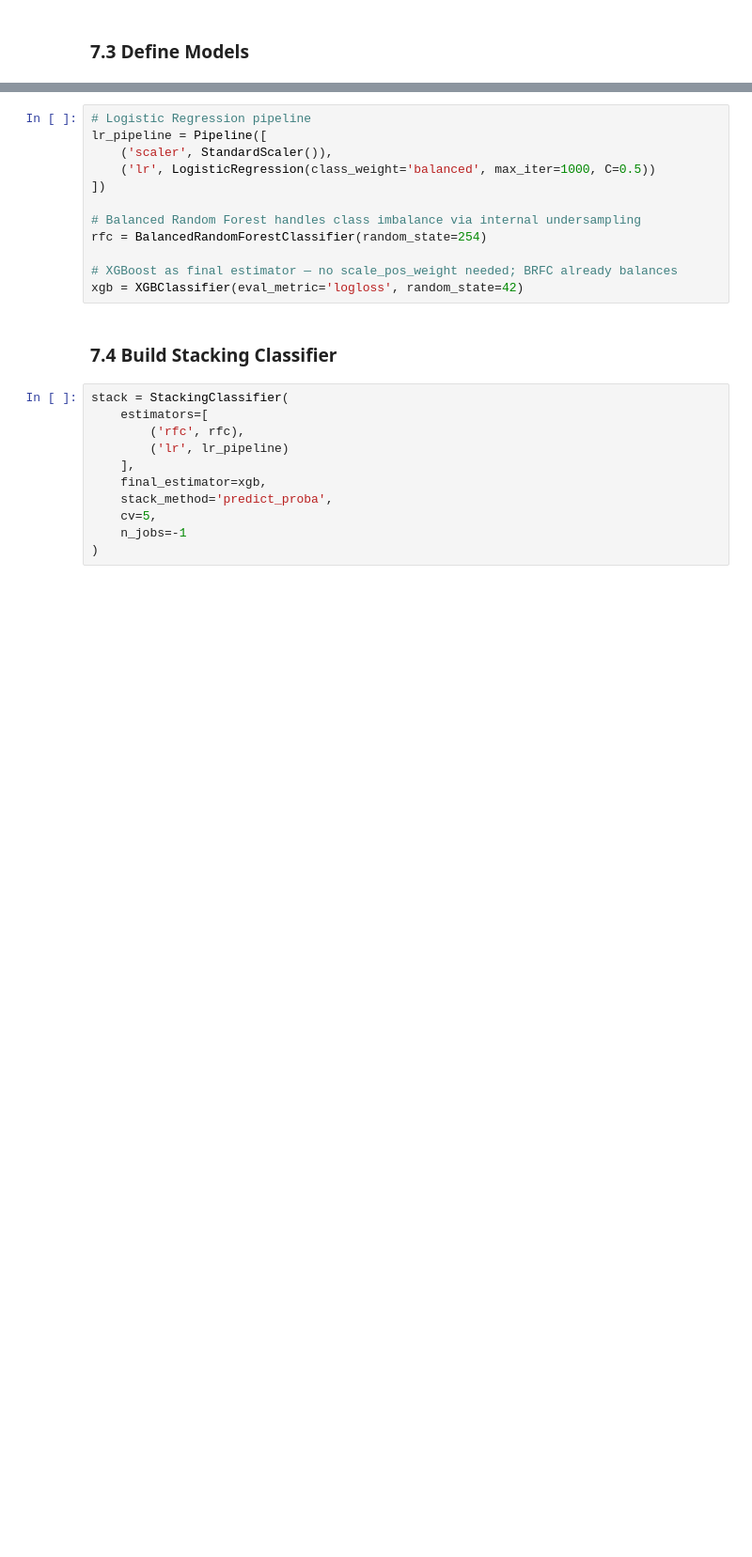
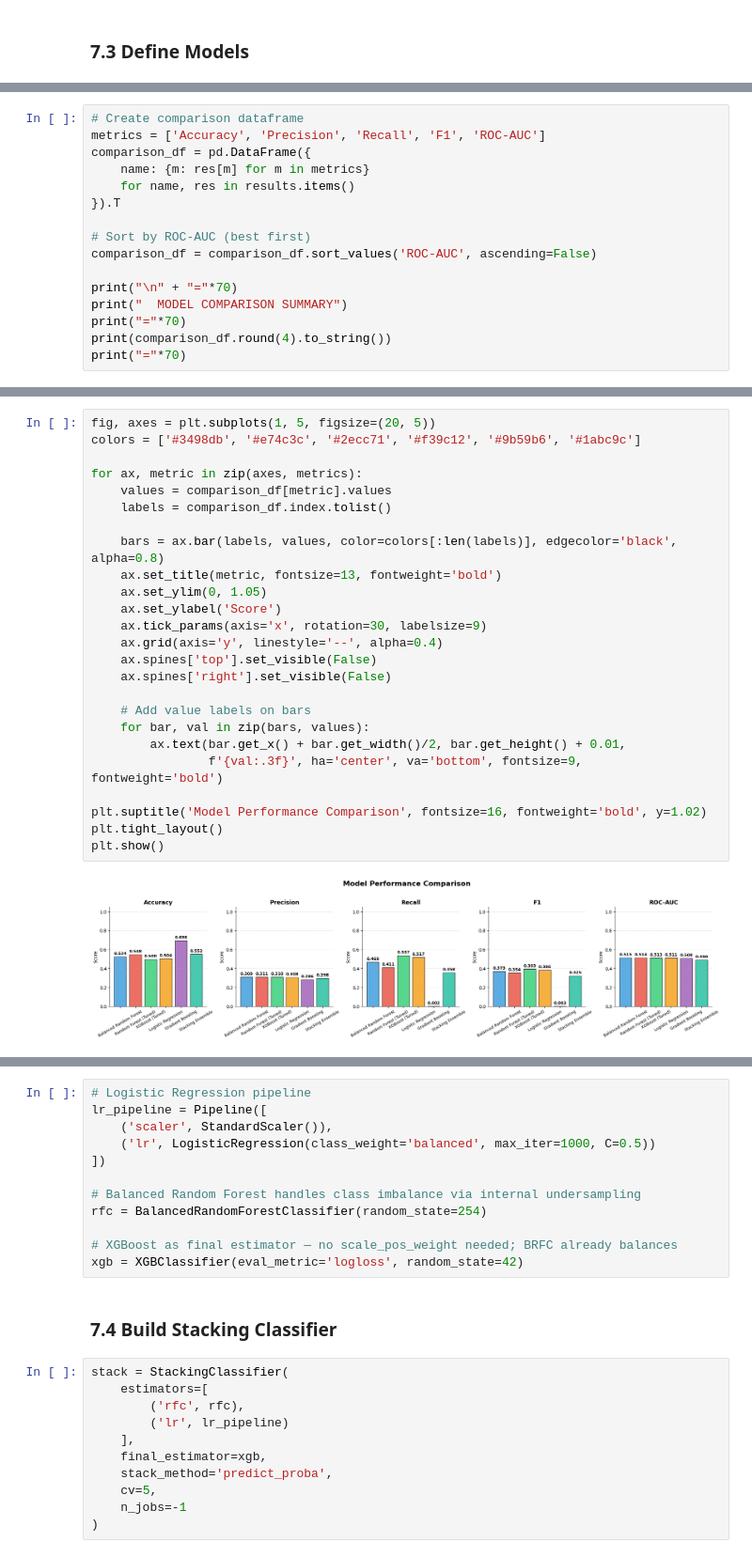
Before and after one commit to geoffreykemboi/Student_dropout_prediction_project, a Jupyter notebook: cleaned_notebook.ipynb, the cells around one changed output, grey strips where cells are left out. Shown at 94% size. Cells and saved outputs as stored; diff of their text form; blank space fills up the shorter version.

Commit message:
F2 score test

```diff
--- a/cleaned_notebook.ipynb
+++ b/cleaned_notebook.ipynb
@@ -776,0 +1357,16 @@ Train: (31338, 82), Test: (7835, 82)
+# %%
+# Create comparison dataframe
+metrics = ['Accuracy', 'Precision', 'Recall', 'F1', 'ROC-AUC']
+comparison_df = pd.DataFrame({
+    name: {m: res[m] for m in metrics}
+    for name, res in results.items()
+}).T
+
+# Sort by ROC-AUC (best first)
+comparison_df = comparison_df.sort_values('ROC-AUC', ascending=False)
+
+print("\n" + "="*70)
+print("  MODEL COMPARISON SUMMARY")
+print("="*70)
+print(comparison_df.round(4).to_string())
+print("="*70)
@@ -776,0 +1385,27 @@ Train: (31338, 82), Test: (7835, 82)
+# %%
+fig, axes = plt.subplots(1, 5, figsize=(20, 5))
+colors = ['#3498db', '#e74c3c', '#2ecc71', '#f39c12', '#9b59b6', '#1abc9c']
+
+for ax, metric in zip(axes, metrics):
+    values = comparison_df[metric].values
+    labels = comparison_df.index.tolist()
+
+    bars = ax.bar(labels, values, color=colors[:len(labels)], edgecolor='black', alpha=0.8)
+    ax.set_title(metric, fontsize=13, fontweight='bold')
+    ax.set_ylim(0, 1.05)
+    ax.set_ylabel('Score')
+    ax.tick_params(axis='x', rotation=30, labelsize=9)
+    ax.grid(axis='y', linestyle='--', alpha=0.4)
+    ax.spines['top'].set_visible(False)
+    ax.spines['right'].set_visible(False)
+
+    # Add value labels on bars
+    for bar, val in zip(bars, values):
+        ax.text(bar.get_x() + bar.get_width()/2, bar.get_height() + 0.01,
+                f'{val:.3f}', ha='center', va='bottom', fontsize=9, fontweight='bold')
+
+plt.suptitle('Model Performance Comparison', fontsize=16, fontweight='bold', y=1.02)
+plt.tight_layout()
+plt.show()
+# %% [output]
+[figure, added]
```
Also changed, not shown: parts of 57 cells of this notebook, 3 other files.
